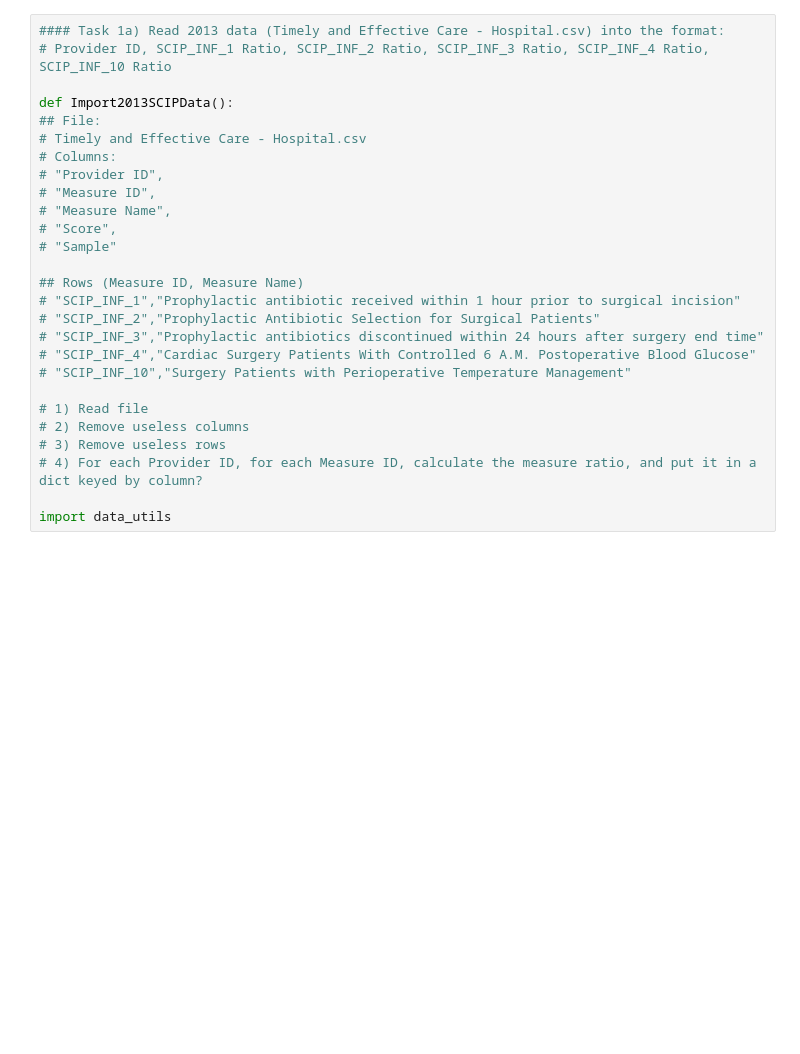
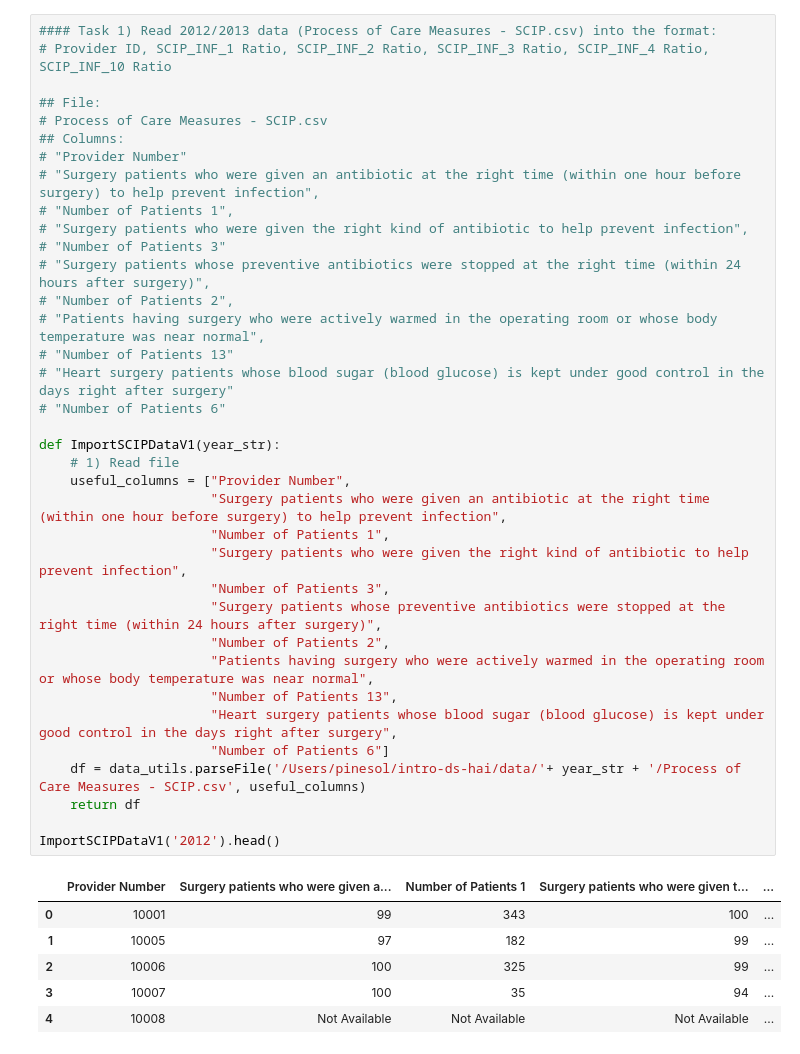
Before and after one commit to pinesol/intro-ds-hai, a Jupyter notebook: SCIP Data Integration.ipynb, the cells around one changed output. Drawn from its saved outputs; the diff is of its cells as text; blank space fills up the shorter version.

Commit message:
Finished SCIP Data Integration notebook

```diff
--- a/SCIP Data Integration.ipynb
+++ b/SCIP Data Integration.ipynb
@@ -73,27 +87,43 @@ import pandas as pd
-# %%
-#### Task 1a) Read 2013 data (Timely and Effective Care - Hospital.csv) into the format:
-# Provider ID, SCIP_INF_1 Ratio, SCIP_INF_2 Ratio, SCIP_INF_3 Ratio, SCIP_INF_4 Ratio, SCIP_INF_10 Ratio
-
-def Import2013SCIPData():
-## File:
-# Timely and Effective Care - Hospital.csv
-# Columns:
-# "Provider ID",
-# "Measure ID",
-# "Measure Name",
-# "Score",
-# "Sample"
-
-## Rows (Measure ID, Measure Name)
-# "SCIP_INF_1","Prophylactic antibiotic received within 1 hour prior to surgical incision"
-# "SCIP_INF_2","Prophylactic Antibiotic Selection for Surgical Patients"
-# "SCIP_INF_3","Prophylactic antibiotics discontinued within 24 hours after surgery end time"
-# "SCIP_INF_4","Cardiac Surgery Patients With Controlled 6 A.M. Postoperative Blood Glucose"
-# "SCIP_INF_10","Surgery Patients with Perioperative Temperature Management"
-
-# 1) Read file
-# 2) Remove useless columns
-# 3) Remove useless rows
-# 4) For each Provider ID, for each Measure ID, calculate the measure ratio, and put it in a dict keyed by column?
-
-import data_utils
+# %%
+#### Task 1) Read 2012/2013 data (Process of Care Measures - SCIP.csv) into the format:
+# Provider ID, SCIP_INF_1 Ratio, SCIP_INF_2 Ratio, SCIP_INF_3 Ratio, SCIP_INF_4 Ratio, SCIP_INF_10 Ratio
+
+## File:
+# Process of Care Measures - SCIP.csv
+## Columns:
+# "Provider Number"
+# "Surgery patients who were given an antibiotic at the right time (within one hour before surgery) to help prevent infection",
+# "Number of Patients 1",
+# "Surgery patients who were given the right kind of antibiotic to help prevent infection",
+# "Number of Patients 3"
+# "Surgery patients whose preventive antibiotics were stopped at the right time (within 24 hours after surgery)",
+# "Number of Patients 2",
+# "Patients having surgery who were actively warmed in the operating room or whose body temperature was near normal",
+# "Number of Patients 13"
+# "Heart surgery patients whose blood sugar (blood glucose) is kept under good control in the days right after surgery"
+# "Number of Patients 6"
+
+def ImportSCIPDataV1(year_str):
+    # 1) Read file
+    useful_columns = ["Provider Number",
+                      "Surgery patients who were given an antibiotic at the right time (within one hour before surgery) to help prevent infection",
+                      "Number of Patients 1",
+                      "Surgery patients who were given the right kind of antibiotic to help prevent infection",
+                      "Number of Patients 3",
+                      "Surgery patients whose preventive antibiotics were stopped at the right time (within 24 hours after surgery)",
+                      "Number of Patients 2",
+                      "Patients having surgery who were actively warmed in the operating room or whose body temperature was near normal",
+                      "Number of Patients 13",
+                      "Heart surgery patients whose blood sugar (blood glucose) is kept under good control in the days right after surgery",
+                      "Number of Patients 6"]
+    df = data_utils.parseFile('/Users/pinesol/intro-ds-hai/data/'+ year_str + '/Process of Care Measures - SCIP.csv', useful_columns)
+    return df
+
+ImportSCIPDataV1('2012').head()
+# %% [output]
+|  | Provider Number | Surgery patients who were given a... | Number of Patients 1 | Surgery patients who were given t... | ... |
+| 0 | 10001 | 99 | 343 | 100 | ... |
+| 1 | 10005 | 97 | 182 | 99 | ... |
+| 2 | 10006 | 100 | 325 | 99 | ... |
+| 3 | 10007 | 100 | 35 | 94 | ... |
+| 4 | 10008 | Not Available | Not Available | Not Available | ... |
```
Also changed, not shown: parts of 10 cells of this notebook.
